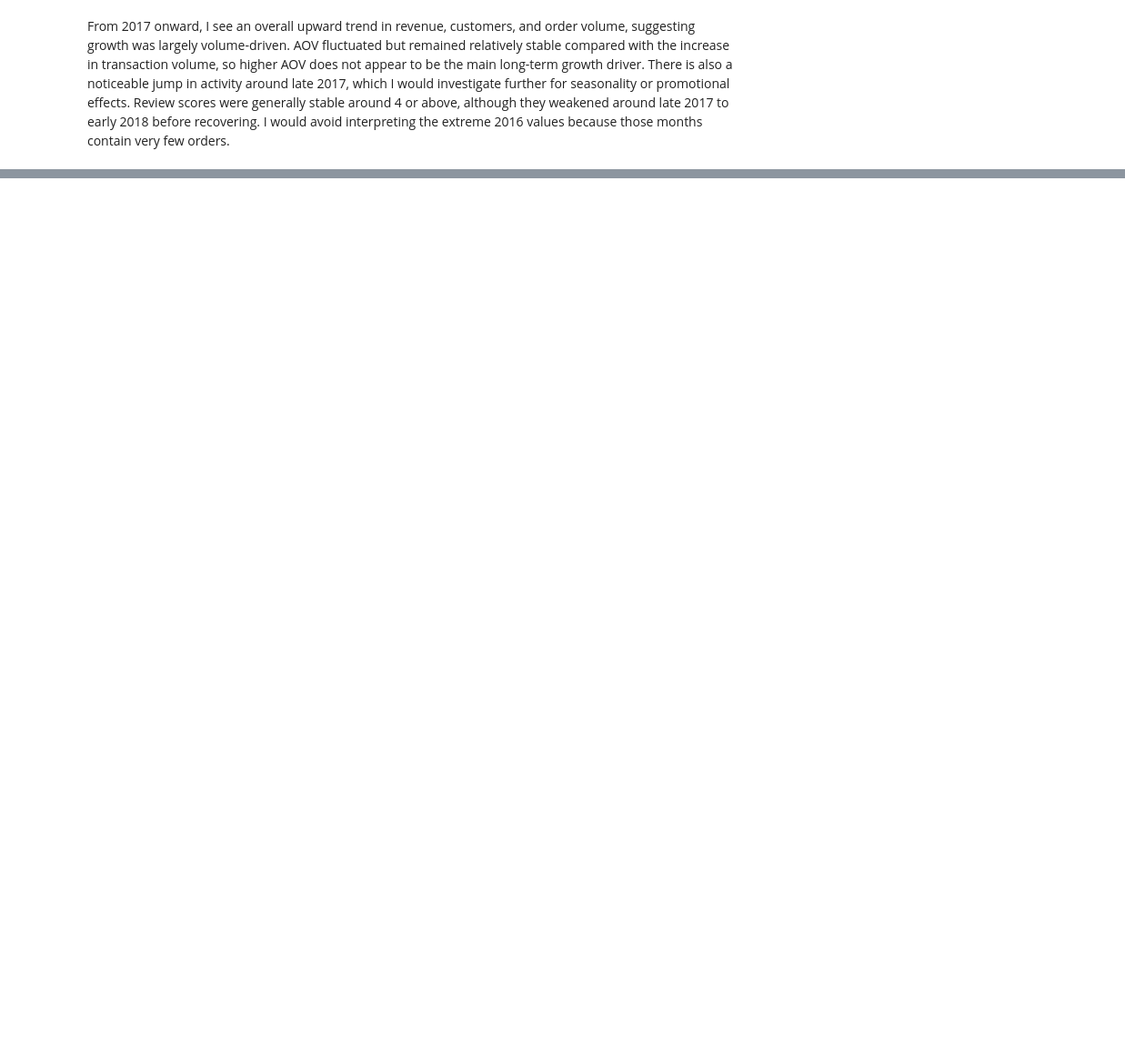
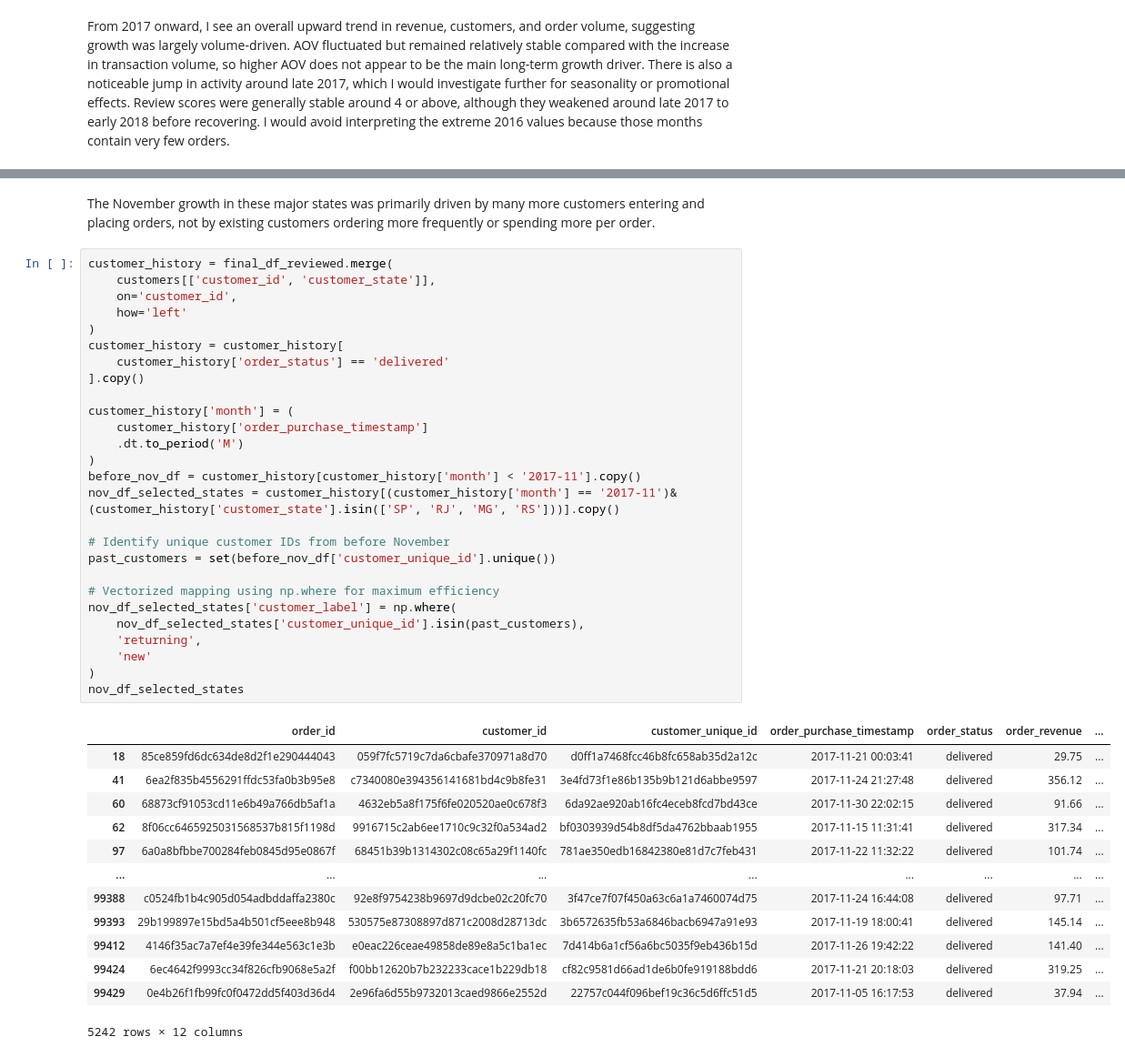
Before and after one commit to LukeXboy/E-Commerce-Data-Analysis-Personal-Project, a Jupyter notebook: 01_data_audit.ipynb, the cells around one changed output, grey strips where cells are left out. Shown at 91% size. Drawn from its saved outputs; the diff is of its cells as text; blank space fills up the shorter version.

```diff
--- a/01_data_audit.ipynb
+++ b/01_data_audit.ipynb
@@ -319,0 +515,43 @@ From 2017 onward, I see an overall upward trend in revenue, customers, and order
+# %% [markdown]
+The November growth in these major states was primarily driven by many more customers entering and placing orders, not by existing customers ordering more frequently or spending more per order.
+# %%
+customer_history = final_df_reviewed.merge(
+    customers[['customer_id', 'customer_state']],
+    on='customer_id',
+    how='left'
+)
+customer_history = customer_history[
+    customer_history['order_status'] == 'delivered'
+].copy()
+
+customer_history['month'] = (
+    customer_history['order_purchase_timestamp']
+    .dt.to_period('M')
+)
+before_nov_df = customer_history[customer_history['month'] < '2017-11'].copy()
+nov_df_selected_states = customer_history[(customer_history['month'] == '2017-11')&(customer_history['customer_state'].isin(['SP', 'RJ', 'MG', 'RS']))].copy()
+
+# Identify unique customer IDs from before November
+past_customers = set(before_nov_df['customer_unique_id'].unique())
+
+# Vectorized mapping using np.where for maximum efficiency
+nov_df_selected_states['customer_label'] = np.where(
+    nov_df_selected_states['customer_unique_id'].isin(past_customers),
+    'returning',
+    'new'
+)
+nov_df_selected_states
+# %% [output]
+|  | order_id | customer_id | customer_unique_id | order_purchase_timestamp | order_status | order_revenue | ... |
+| 18 | 85ce859fd6dc634de8d2f1e290444043 | 059f7fc5719c7da6cbafe370971a8d70 | d0ff1a7468fcc46b8fc658ab35d2a12c | 2017-11-21 00:03:41 | delivered | 29.75 | ... |
+| 41 | 6ea2f835b4556291ffdc53fa0b3b95e8 | c7340080e394356141681bd4c9b8fe31 | 3e4fd73f1e86b135b9b121d6abbe9597 | 2017-11-24 21:27:48 | delivered | 356.12 | ... |
+| 60 | 68873cf91053cd11e6b49a766db5af1a | 4632eb5a8f175f6fe020520ae0c678f3 | 6da92ae920ab16fc4eceb8fcd7bd43ce | 2017-11-30 22:02:15 | delivered | 91.66 | ... |
+| 62 | 8f06cc6465925031568537b815f1198d | 9916715c2ab6ee1710c9c32f0a534ad2 | bf0303939d54b8df5da4762bbaab1955 | 2017-11-15 11:31:41 | delivered | 317.34 | ... |
+| 97 | 6a0a8bfbbe700284feb0845d95e0867f | 68451b39b1314302c08c65a29f1140fc | 781ae350edb16842380e81d7c7feb431 | 2017-11-22 11:32:22 | delivered | 101.74 | ... |
+| ... | ... | ... | ... | ... | ... | ... | ... |
+| 99388 | c0524fb1b4c905d054adbddaffa2380c | 92e8f9754238b9697d9dcbe02c20fc70 | 3f47ce7f07f450a63c6a1a7460074d75 | 2017-11-24 16:44:08 | delivered | 97.71 | ... |
+| 99393 | 29b199897e15bd5a4b501cf5eee8b948 | 530575e87308897d871c2008d28713dc | 3b6572635fb53a6846bacb6947a91e93 | 2017-11-19 18:00:41 | delivered | 145.14 | ... |
+| 99412 | 4146f35ac7a7ef4e39fe344e563c1e3b | e0eac226ceae49858de89e8a5c1ba1ec | 7d414b6a1cf56a6bc5035f9eb436b15d | 2017-11-26 19:42:22 | delivered | 141.40 | ... |
+| 99424 | 6ec4642f9993cc34f826cfb9068e5a2f | f00bb12620b7b232233cace1b229db18 | cf82c9581d66ad1de6b0fe919188bdd6 | 2017-11-21 20:18:03 | delivered | 319.25 | ... |
+| 99429 | 0e4b26f1fb99fc0f0472dd5f403d36d4 | 2e96fa6d55b9732013caed9866e2552d | 22757c044f096bef19c36c5d6ffc51d5 | 2017-11-05 16:17:53 | delivered | 37.94 | ... |
+5242 rows × 12 columns
```
Also changed, not shown: parts of 16 cells of this notebook.
